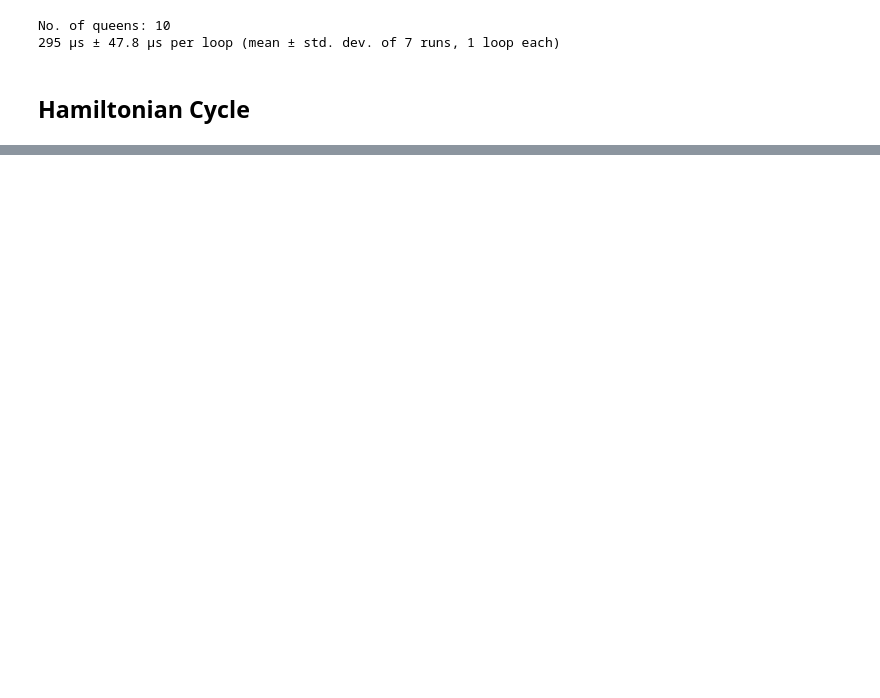
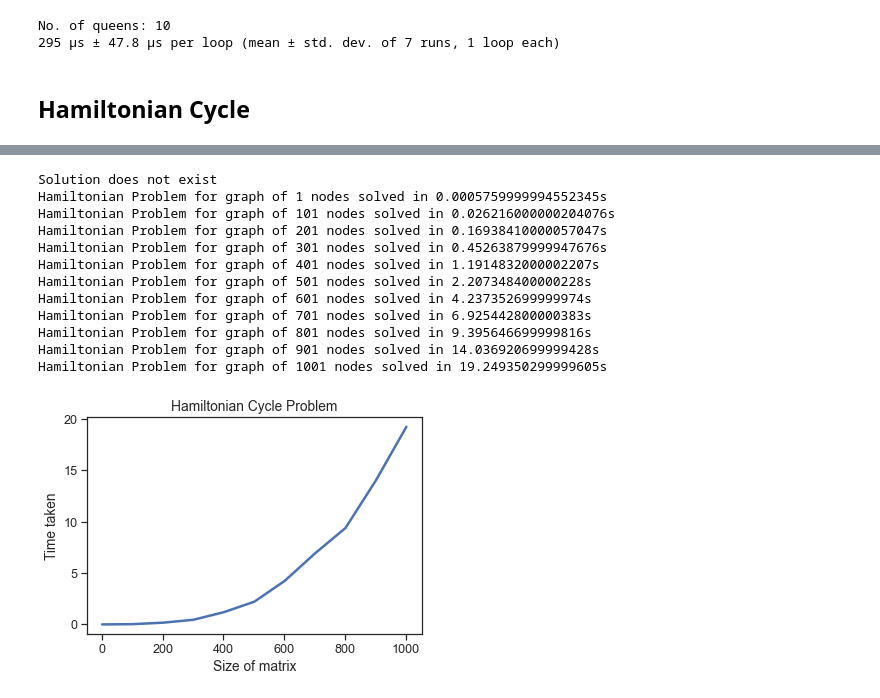
Before and after one commit to algo-ryth-nic/ADA-Algorithms-with-their-Analysis, a Jupyter notebook: (ADA) Algorithms with their analysis.ipynb, the cells around one changed output, grey strips where cells are left out. Cells and saved outputs as stored; diff of their text form; code cells hidden in the pictures; blank space fills up the shorter version.

```diff
--- a/(ADA) Algorithms with their analysis.ipynb
+++ b/(ADA) Algorithms with their analysis.ipynb
@@ -943,13 +946,10 @@ True
 # %%
 # Prints all the hamiltonian paths possible for a given undirected graph
 from timeit import default_timer as timer
-import numpy as np
-import networkx as nx
-from matplotlib import pyplot as plt
 
-graph = []
-NODES = 0
-PATH = []
+graph = None
+NODES = None
+PATH = None
 
 def generate_random_graph(n):
     Graph = nx.fast_gnp_random_graph(n, 1)
@@ -958,38 +958,55 @@ def generate_random_graph(n):
     graph = nx.to_numpy_matrix(Graph)
     # to list
     graph = graph.tolist()
 
     return graph
 
 
 def plot_complexity(func, stop):
     title = "Hamiltonian Cycle Problem"
     data = {
         'length of list':[],
         'time taken': []
     }
-    for i in range(3, stop):
-        global graph, NODES, PATH
-        temp = np.random.randint(low = 0, high= 2, size = (i,i), dtype = int)
-        graph = temp.tolist()
-        NODES = i
-        PATH = []
+
+    global graph, NODES, PATH
+    for i in range(1, stop+1, 100):
+        # generating a random graph with a edge creation probability of 0.5 (somewhat sparse graph)
+        graph = generate_random_graph(i)
+        NODES = len(graph)
+        PATH = [];
 
         start = timer()
-        func()
+        func(show_cycle=False)
         end = timer()
 
         print(f'Hamiltonian Problem for graph of {i} nodes solved in {end-start}s')
 
         data['length of list'].append(i)
         data['time taken'].append(end-start)
 
     plt.plot(data['length of list'], data['time taken'], label=title)
     plt.title(title)
     plt.xlabel('Size of matrix')
     plt.ylabel('Time taken')
+
+
     plt.show()
 
 
 
-plot_complexity(hamiltonianCycle, 500)
+plot_complexity(hamiltonianCycle, 1100)
+# %% [output]
+Solution does not exist
+Hamiltonian Problem for graph of 1 nodes solved in 0.0005759999994552345s
+Hamiltonian Problem for graph of 101 nodes solved in 0.026216000000204076s
+Hamiltonian Problem for graph of 201 nodes solved in 0.16938410000057047s
+Hamiltonian Problem for graph of 301 nodes solved in 0.45263879999947676s
+Hamiltonian Problem for graph of 401 nodes solved in 1.1914832000002207s
+Hamiltonian Problem for graph of 501 nodes solved in 2.207348400000228s
+Hamiltonian Problem for graph of 601 nodes solved in 4.237352699999974s
+Hamiltonian Problem for graph of 701 nodes solved in 6.925442800000383s
+Hamiltonian Problem for graph of 801 nodes solved in 9.395646699999816s
+Hamiltonian Problem for graph of 901 nodes solved in 14.036920699999428s
+Hamiltonian Problem for graph of 1001 nodes solved in 19.249350299999605s
+[figure, added]
```
Also changed, not shown: parts of 10 cells of this notebook.
